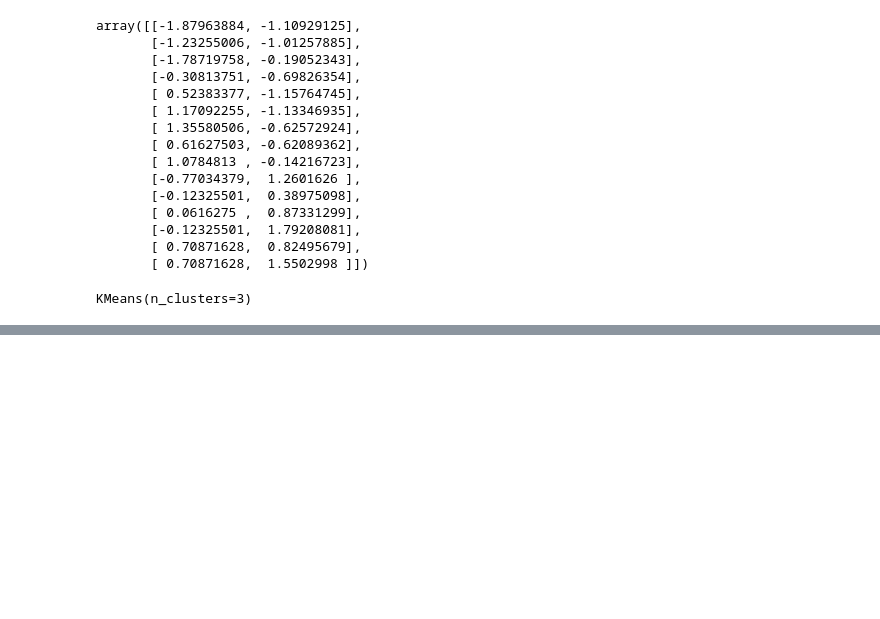
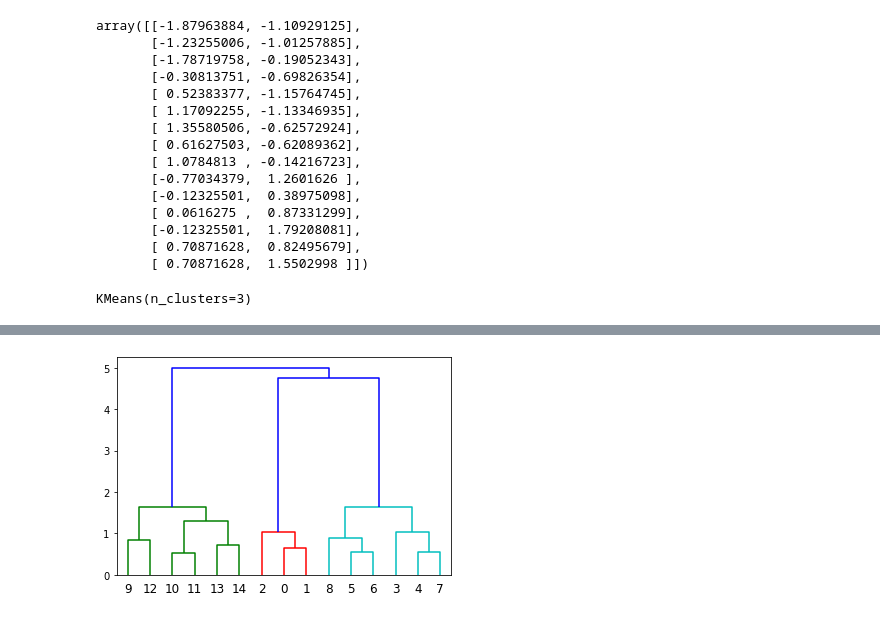
Before and after one commit to WMFrts/agrupamento-clustering, a Jupyter notebook: agrupamento_clustering.ipynb, the cells around one changed output, grey strips where cells are left out. Saved outputs shown, nothing was run; the diff lists cells and outputs as text; code cells hidden in the pictures; blank space fills up the shorter version.

```diff
--- a/agrupamento_clustering.ipynb
+++ b/agrupamento_clustering.ipynb
@@ -142,0 +555,4 @@ grafico3.show()
+# %%
+dendrograma = dendrogram(linkage(base_salario, method= 'ward')) #ward é o método padrão
+# %% [output]
+[figure, added]
```
Also changed, not shown: parts of 55 cells of this notebook.
